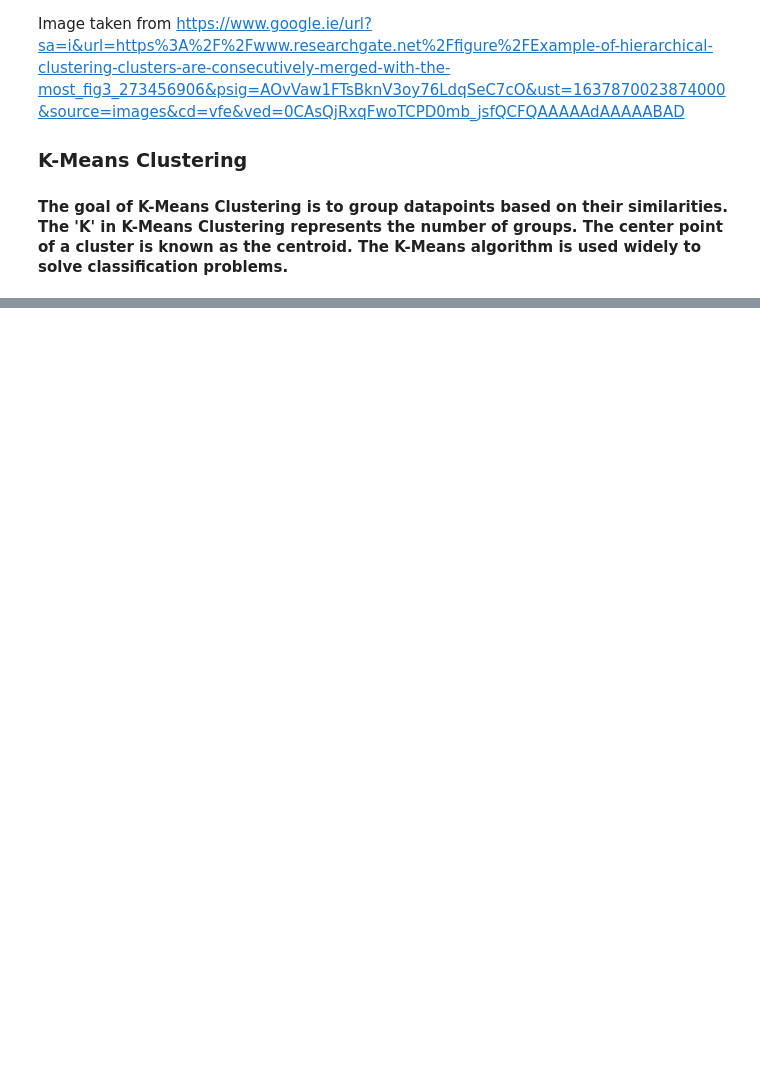
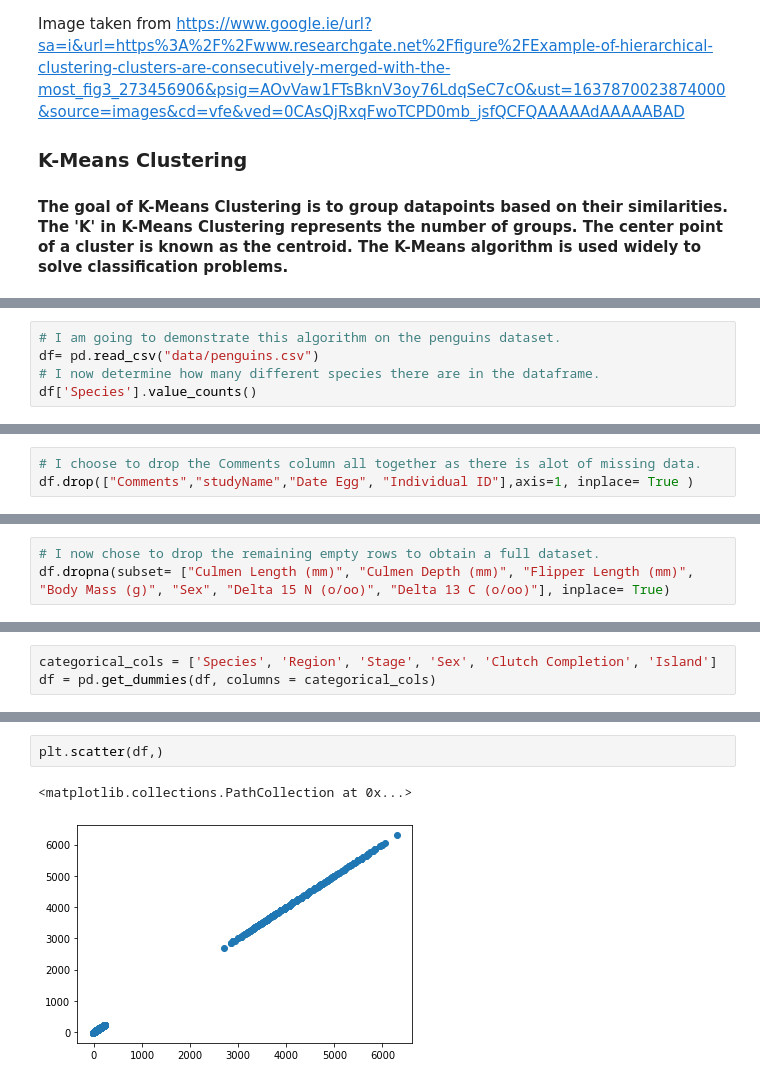
Before and after one commit to Aarondon1993/Machine-Learning-and-Statistics, a Jupyter notebook: Scikit Learn.ipynb, the cells around one changed output, grey strips where cells are left out. Drawn from its saved outputs; the diff is of its cells as text; blank space fills up the shorter version.

```diff
--- a/Scikit Learn.ipynb
+++ b/Scikit Learn.ipynb
@@ -267,0 +267,5 @@ import seaborn as sns
+# %%
+# I am going to demonstrate this algorithm on the penguins dataset.
+df= pd.read_csv("data/penguins.csv")
+# I now determine how many different species there are in the dataframe.
+df['Species'].value_counts()
@@ -267,0 +299,3 @@ import seaborn as sns
+# %%
+# I choose to drop the Comments column all together as there is alot of missing data.
+df.drop(["Comments","studyName","Date Egg", "Individual ID"],axis=1, inplace= True )
@@ -267,0 +320,3 @@ import seaborn as sns
+# %%
+# I now chose to drop the remaining empty rows to obtain a full dataset.
+df.dropna(subset= ["Culmen Length (mm)", "Culmen Depth (mm)", "Flipper Length (mm)", "Body Mass (g)", "Sex", "Delta 15 N (o/oo)", "Delta 13 C (o/oo)"], inplace= True)
@@ -267,0 +341,3 @@ import seaborn as sns
+# %%
+categorical_cols = ['Species', 'Region', 'Stage', 'Sex', 'Clutch Completion', 'Island']
+df = pd.get_dummies(df, columns = categorical_cols)
@@ -267,0 +388,5 @@ import seaborn as sns
+# %%
+plt.scatter(df,)
+# %% [output]
+<matplotlib.collections.PathCollection at 0x...>
+[figure, added]
```
Also changed, not shown: parts of 11 cells of this notebook, 2 other files.
